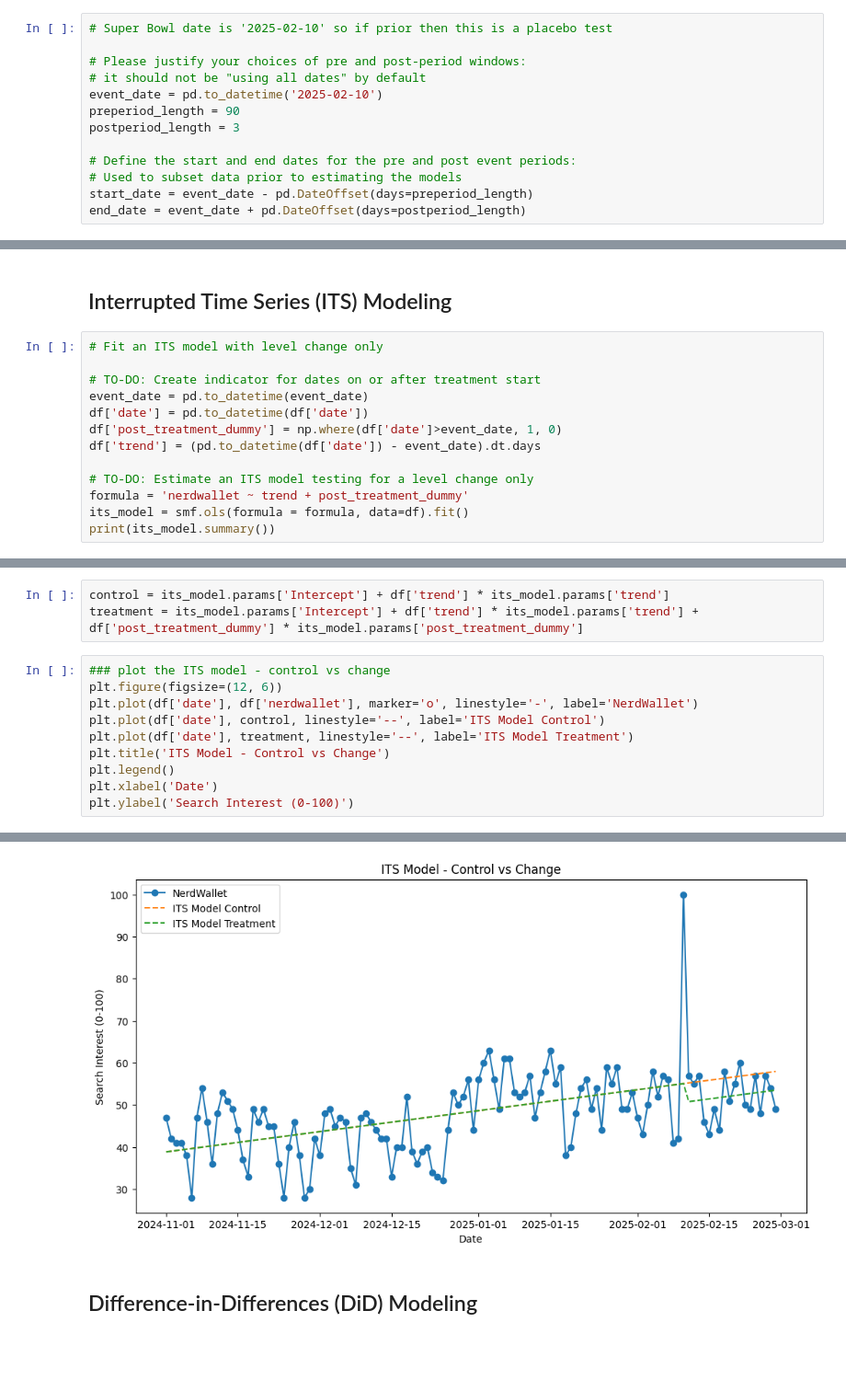
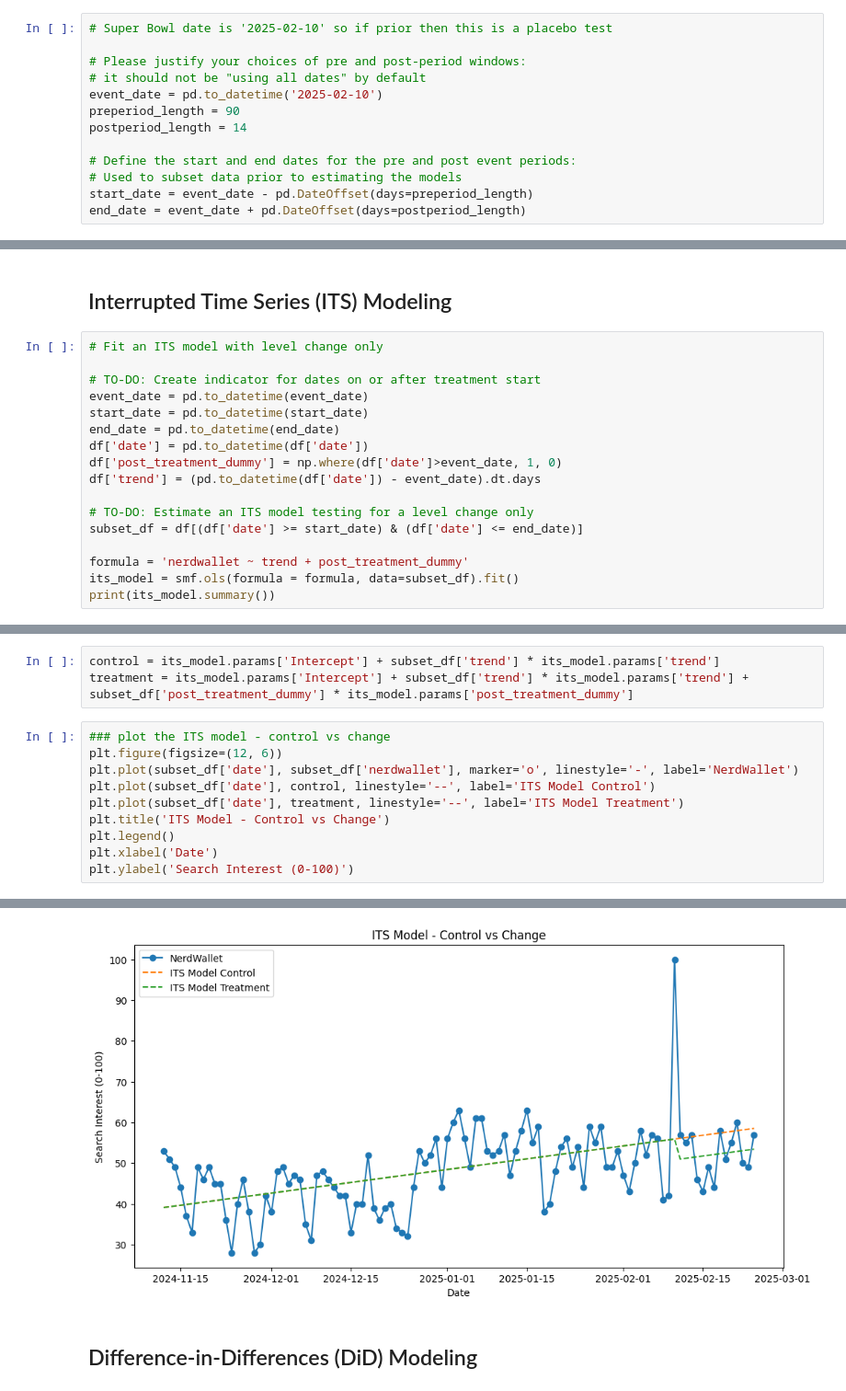
Before and after one commit to gperrin12/causal-super-bowl, a Jupyter notebook: nerdwallet_project-students.ipynb, the cells around one changed output, grey strips where cells are left out. Shown at 92% size. Cells and saved outputs as stored; diff of their text form; blank space fills up the shorter version.

```diff
--- a/nerdwallet_project-students.ipynb
+++ b/nerdwallet_project-students.ipynb
@@ -29,7 +29,7 @@ from sklearn.preprocessing import StandardScaler
 # it should not be "using all dates" by default
 event_date = pd.to_datetime('2025-02-10')
 preperiod_length = 90
-postperiod_length = 3
+postperiod_length = 14
 
 # Define the start and end dates for the pre and post event periods:
 # Used to subset data prior to estimating the models
@@ -87,13 +87,17 @@ for keyword in keyword_list:
 
 # TO-DO: Create indicator for dates on or after treatment start
 event_date = pd.to_datetime(event_date)
+start_date = pd.to_datetime(start_date)
+end_date = pd.to_datetime(end_date)
 df['date'] = pd.to_datetime(df['date'])
 df['post_treatment_dummy'] = np.where(df['date']>event_date, 1, 0)
 df['trend'] = (pd.to_datetime(df['date']) - event_date).dt.days
 
 # TO-DO: Estimate an ITS model testing for a level change only
+subset_df = df[(df['date'] >= start_date) & (df['date'] <= end_date)]
+
 formula = 'nerdwallet ~ trend + post_treatment_dummy'
-its_model = smf.ols(formula = formula, data=df).fit()
+its_model = smf.ols(formula = formula, data=subset_df).fit()
 print(its_model.summary())
 # %% [output]
                             OLS Regression Results
@@ -114,20 +118,20 @@ Covariance Type:            nonrobust
 Notes:
 [1] Standard Errors assume that the covariance matrix of the errors is correctly specified.
 # %%
-control = its_model.params['Intercept'] + df['trend'] * its_model.params['trend']
-treatment = its_model.params['Intercept'] + df['trend'] * its_model.params['trend'] + df['post_treatment_dummy'] * its_model.params['post_treatment_dummy']
+control = its_model.params['Intercept'] + subset_df['trend'] * its_model.params['trend']
+treatment = its_model.params['Intercept'] + subset_df['trend'] * its_model.params['trend'] + subset_df['post_treatment_dummy'] * its_model.params['post_treatment_dummy']
 # %%
 ### plot the ITS model - control vs change
 plt.figure(figsize=(12, 6))
-plt.plot(df['date'], df['nerdwallet'], marker='o', linestyle='-', label='NerdWallet')
-plt.plot(df['date'], control, linestyle='--', label='ITS Model Control')
-plt.plot(df['date'], treatment, linestyle='--', label='ITS Model Treatment')
+plt.plot(subset_df['date'], subset_df['nerdwallet'], marker='o', linestyle='-', label='NerdWallet')
+plt.plot(subset_df['date'], control, linestyle='--', label='ITS Model Control')
+plt.plot(subset_df['date'], treatment, linestyle='--', label='ITS Model Treatment')
 plt.title('ITS Model - Control vs Change')
 plt.legend()
 plt.xlabel('Date')
 plt.ylabel('Search Interest (0-100)')
 # %% [output]
 Text(0, 0.5, 'Search Interest (0-100)')
-[figure, old version]
+[figure, new version]
 # %% [markdown]
 ## Difference-in-Differences (DiD) Modeling
```
Also changed, not shown: parts of 35 cells of this notebook.
